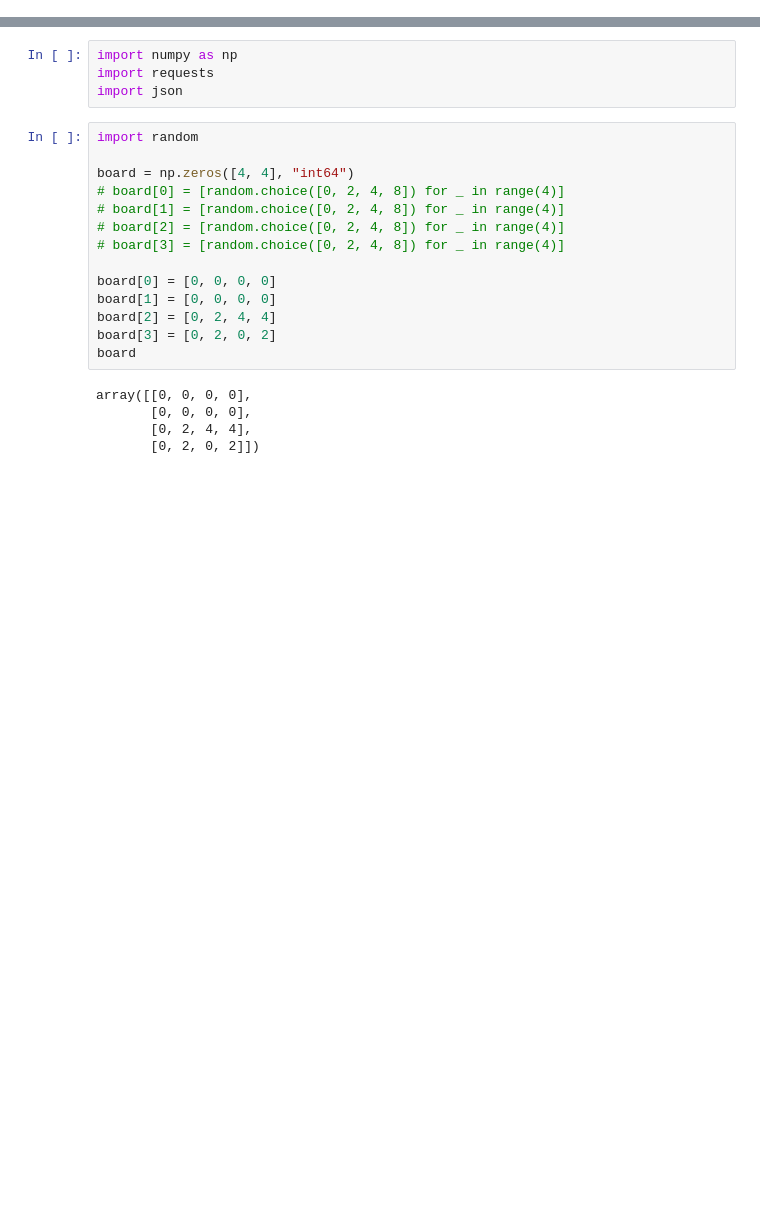
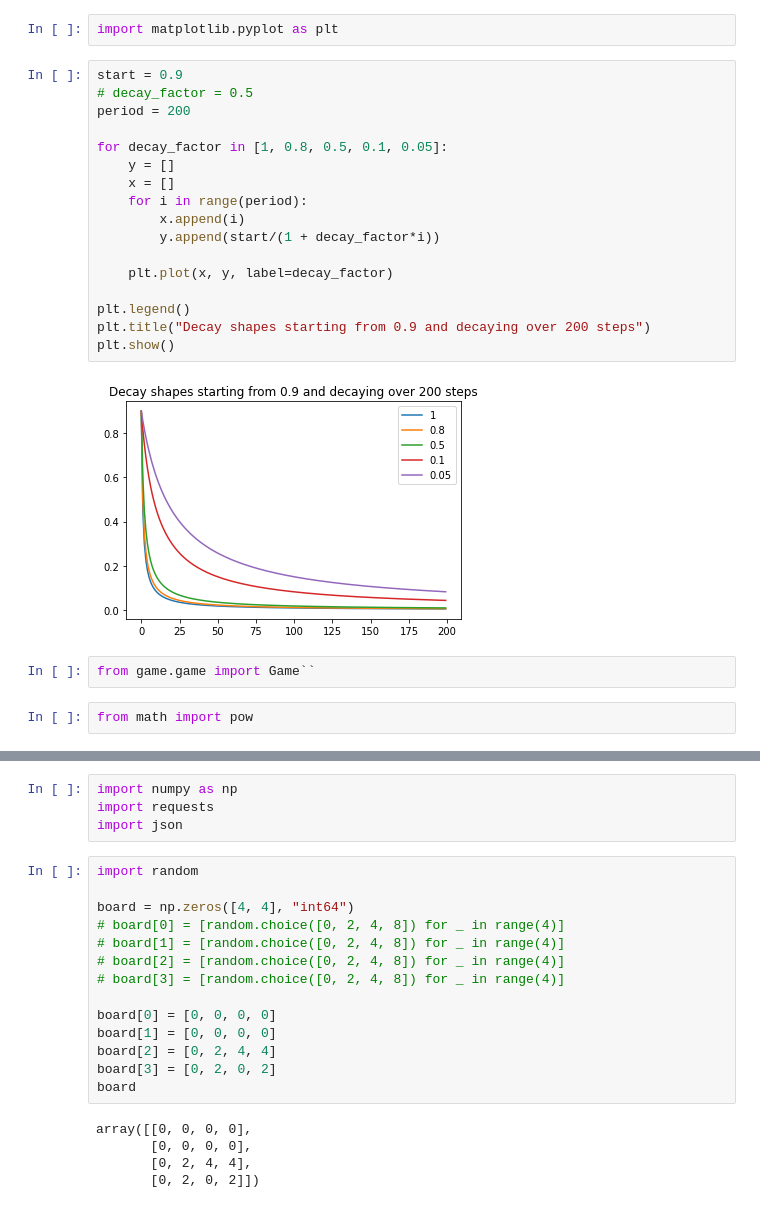
Before and after one commit to andreaalf97/reinforcement-learning, a Jupyter notebook: main.ipynb, the cells around one changed output, grey strips where cells are left out. Cells and saved outputs as stored; diff of their text form; blank space fills up the shorter version.

```diff
--- a/main.ipynb
+++ b/main.ipynb
@@ -0,0 +1,25 @@
+# %%
+import matplotlib.pyplot as plt
+# %%
+start = 0.9
+# decay_factor = 0.5
+period = 200
+
+for decay_factor in [1, 0.8, 0.5, 0.1, 0.05]:
+    y = []
+    x = []
+    for i in range(period):
+        x.append(i)
+        y.append(start/(1 + decay_factor*i))
+
+    plt.plot(x, y, label=decay_factor)
+
+plt.legend()
+plt.title("Decay shapes starting from 0.9 and decaying over 200 steps")
+plt.show()
+# %% [output]
+[figure, added]
+# %%
+from game.game import Game``
+# %%
+from math import pow
```
Also changed, not shown: parts of 3 cells of this notebook, 10 other files.
